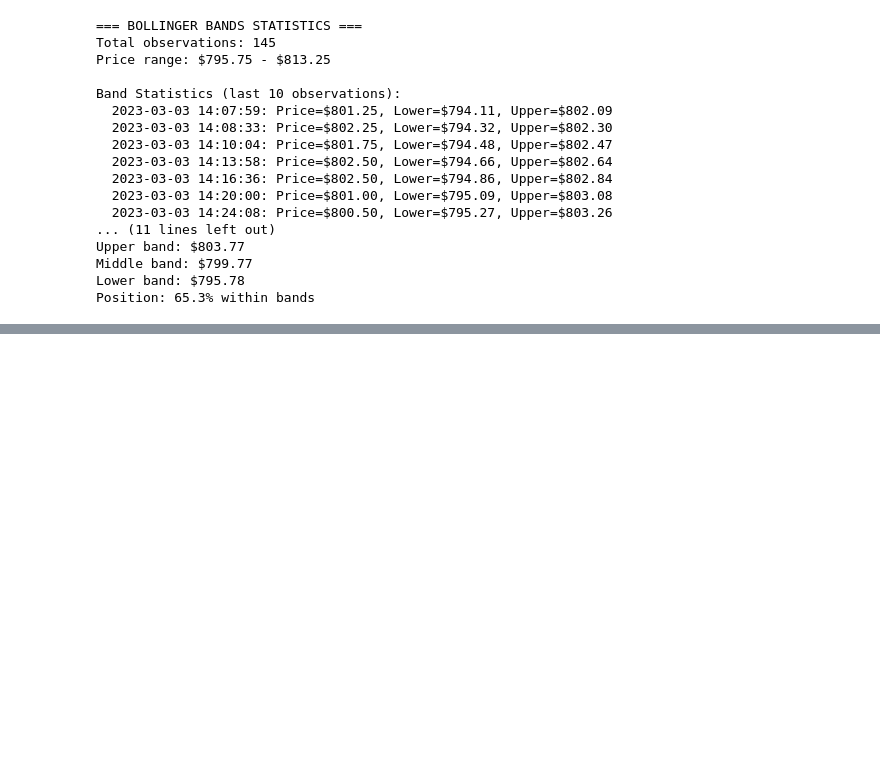
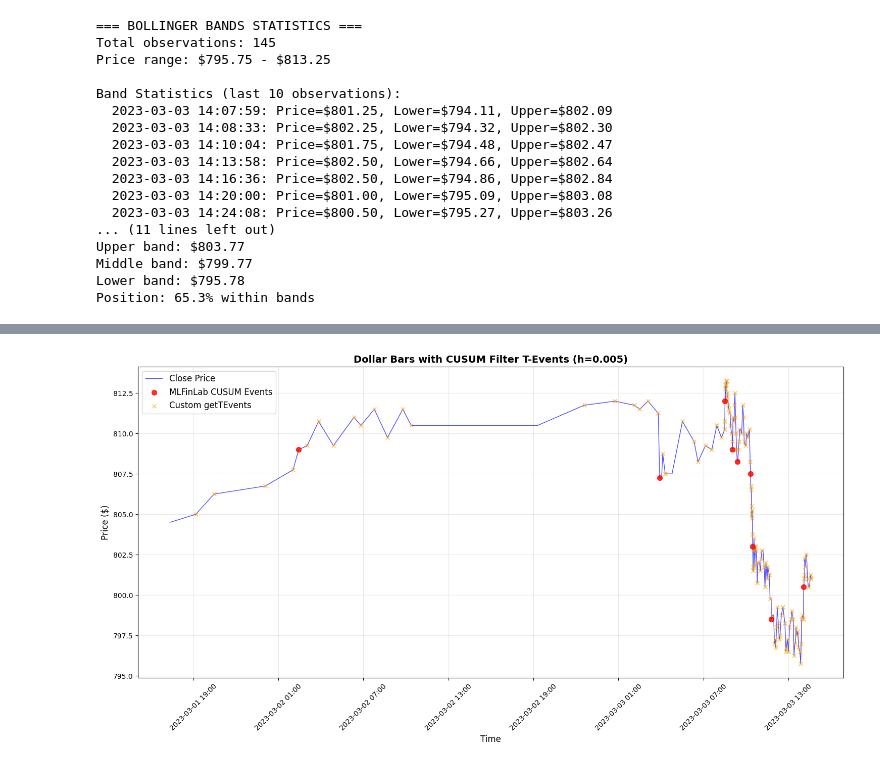
Before and after one commit to McSavage/MLFinLab, a Jupyter notebook: notebooks/FIN221_HW2_H&A_1.ipynb, the cells around one changed output, grey strips where cells are left out. Cells and saved outputs as stored; diff of their text form; code cells hidden in the pictures; blank space fills up the shorter version.

```diff
--- a/notebooks/FIN221_HW2_H&A_1.ipynb
+++ b/notebooks/FIN221_HW2_H&A_1.ipynb
@@ -624,3 +624,78 @@ Upper band: $803.77
 Middle band: $799.77
 Lower band: $795.78
 Position: 65.3% within bands
+# %%
+def getTEvents(gRaw, h):
+    tEvents, sPos, sNeg = [], 0 ,0
+    diff = gRaw.diff()
+    for i in diff.index[1:]:
+        sPos = max(0, sPos + diff.loc[i])
+        sNeg = min(0, sNeg + diff.loc[i])
+        if sPos > h:
+            sPos = 0
+            tEvents.append(i)
+        elif sNeg < -h:
+            sNeg = 0
+            tEvents.append(i)
+
+    return pd.DatetimeIndex(tEvents)
+# %%
+from mlfinlab.filters.filters import cusum_filter
+
+# Use MLFinLab's CUSUM filter
+h_threshold = 0.005  # Your desired threshold
+gRaw = dollar_bars['close']
+
+# Get T-Events using MLFinLab's CUSUM filter
+t_events_mlfinlab = cusum_filter(gRaw, threshold=h_threshold)
+
+print(f"=== MLFinLab CUSUM FILTER ANALYSIS ===")
+print(f"Threshold (h): {h_threshold}")
+print(f"Total T-Events detected: {len(t_events_mlfinlab)}")
+print(f"Original dollar bars: {len(dollar_bars)}")
+print(f"Sampling ratio: {len(t_events_mlfinlab)/len(dollar_bars)*100:.1f}%")
+
+print(f"\nFirst 10 T-Events:")
+for i, event_time in enumerate(t_events_mlfinlab[:10]):
+    price = dollar_bars.loc[event_time, 'close']
+    print(f"  {i+1}: {event_time.strftime('%Y-%m-%d %H:%M:%S')} - Price: ${price:.2f}")
+
+# Compare with your custom function
+t_events_custom = getTEvents(gRaw, h_threshold)
+print(f"\n=== COMPARISON ===")
+print(f"MLFinLab CUSUM events: {len(t_events_mlfinlab)}")
+print(f"Custom getTEvents: {len(t_events_custom)}")
+print(f"Events match: {t_events_mlfinlab.equals(t_events_custom)}")
+
+# Visualize both
+fig, ax = plt.subplots(1, 1, figsize=(15, 8))
+
+# Plot the close prices
+ax.plot(dollar_bars.index, dollar_bars['close'], 'b-', linewidth=1, label='Close Price', alpha=0.7)
+
+# Mark MLFinLab T-Events
+t_event_prices_ml = [dollar_bars.loc[t, 'close'] for t in t_events_mlfinlab]
+ax.scatter(t_events_mlfinlab, t_event_prices_ml, color='red', s=50, alpha=0.8,
+           label='MLFinLab CUSUM Events', zorder=5)
+
+# Mark custom T-Events (if different)
+if not t_events_mlfinlab.equals(t_events_custom):
+    t_event_prices_custom = [dollar_bars.loc[t, 'close'] for t in t_events_custom]
+    ax.scatter(t_events_custom, t_event_prices_custom, color='orange', s=30, alpha=0.6,
+               label='Custom getTEvents', zorder=4, marker='x')
+
+# Customize the plot
+ax.set_title(f'Dollar Bars with CUSUM Filter T-Events (h={h_threshold})', fontsize=14, fontweight='bold')
+ax.set_xlabel('Time', fontsize=12)
+ax.set_ylabel('Price ($)', fontsize=12)
+ax.grid(True, alpha=0.3)
+ax.legend(fontsize=12)
+
+# Format x-axis
+ax.xaxis.set_major_formatter(mdates.DateFormatter('%Y-%m-%d %H:%M'))
+ax.xaxis.set_major_locator(mdates.HourLocator(interval=6))
+plt.setp(ax.xaxis.get_majorticklabels(), rotation=45)
+
+plt.tight_layout()
+plt.show()
+# %% [output]
@@ -626,0 +719 @@ Position: 65.3% within bands
+[figure, added]
```
Also changed, not shown: parts of 1 cell of this notebook, 1 other file.
